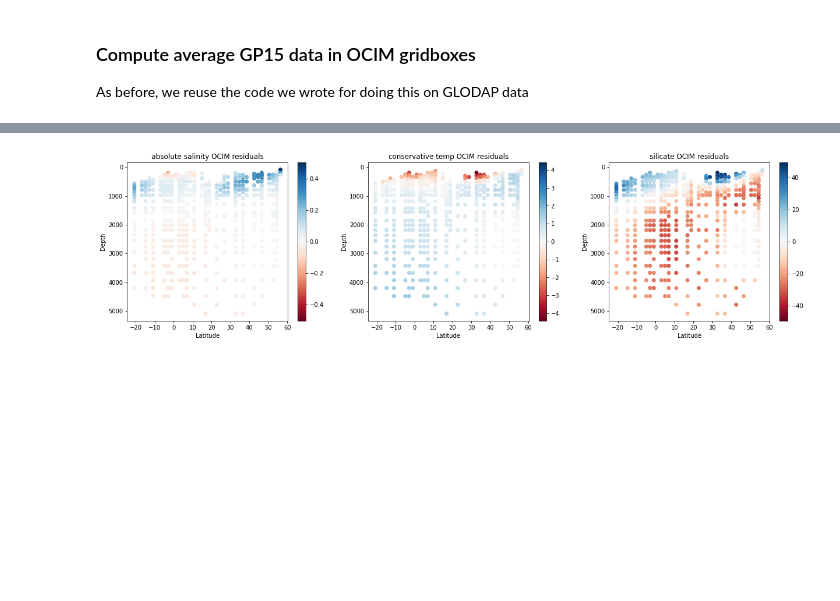
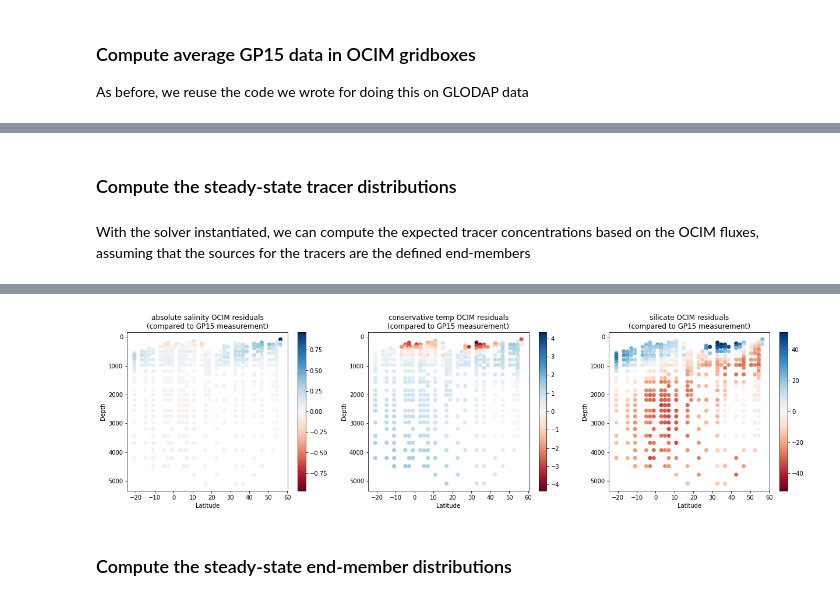
Before and after one commit to nitrogenlab/oceanography_colab_notebooks, a Jupyter notebook: study_fluxes/GP15EndmemberFractionsAndTracerConcFromOCIM.ipynb, the cells around one changed output, grey strips where cells are left out. Drawn from its saved outputs; the diff is of its cells as text; code cells hidden in the pictures; blank space fills up the shorter version.

```diff
--- a/study_fluxes/GP15EndmemberFractionsAndTracerConcFromOCIM.ipynb
+++ b/study_fluxes/GP15EndmemberFractionsAndTracerConcFromOCIM.ipynb
@@ -404,10 +577,9 @@ def get_data_from_obs_grid(func, obs_grid):
     return to_return
 
 def get_mean_from_obs_grid(attr, obs_grid):
-    def func(inarr):
-        vals = [getattr(x, attr) for x in inarr]
-        return np.nanmean(vals)
-    return get_data_from_obs_grid(func=func, obs_grid=obs_grid)
+    return get_data_from_obs_grid(
+              func=eval("lambda arr: np.mean([y."+attr+" for y in arr])"),
+              obs_grid=obs_grid)
 
 #Get the mean conservative temperature, absolute salinity,
 # and silicate in the ocean gridboxes with WOA18 data
@@ -850,5 +1052,4 @@ class GetSteadyStateTracerConcsViaIteration(object):
 # %%
-#try to get steady-state via matrix inversion
 
 class GetSteadyStateTracerConcsViaMatrixSolve(object):
 
@@ -863,28 +1064,32 @@ class GetSteadyStateTracerConcsViaMatrixSolve(object):
     source_idxs: the set of indexes to designate as source gridboxes
     """
     def __init__(self, frac_comp_mat, source_idxs):
-        self.tofactorize = self.get_tofactorize(frac_comp_mat=frac_comp_mat,
-                                          source_idxs=source_idxs)
         print(datetime.now(), "Prepping solver")
-        self.solver = scipy.sparse.linalg.factorized(self.tofactorize)
+        to_factorize = self.get_tofactorize(frac_comp_mat=frac_comp_mat,
+                                            source_idxs=source_idxs)
+        #Don't invert the matrix!
+        # https://www.johndcook.com/blog/2010/01/19/dont-invert-that-matrix/
+        self.solver = fixed_factorize(to_factorize)
         print(datetime.now(), "solver prepped")
 
-    def __call__(self, source_vec):
-        #Don't invert the matrix!
-        # https://www.johndcook.com/blog/2010/01/19/dont-invert-that-matrix/
+    #source_vecs should be set to the empirically-determined concentration
+    # of the tracer for the source gridboxes, and should be 0 for all
+    # non-source gridboxes.
+    def __call__(self, source_vecs):
         print(datetime.now(), "Calling solver")
-        soln = self.solver(-source_vec)
+        return self.solver(-source_vec)
         print(datetime.now(), "Solver called")
         return soln
 
     @staticmethod
     def get_tofactorize(frac_comp_mat, source_idxs):
+        #Return the matrix that needs to be factorized
         rows_to_zeroout = np.ones(frac_comp_mat.shape[0])
         for idx in source_idxs:
             rows_to_zeroout[idx] = 0.0
         rowzerod_trprobmat = (
           scipy.sparse.diags(rows_to_zeroout) @ frac_comp_mat)
         #subtract identity
-        to_factorize = (rowzerod_trprobmat
+        to_factorize = csc_matrix(rowzerod_trprobmat
                      - scipy.sparse.diags(np.ones(frac_comp_mat.shape[0])))
         return to_factorize
@@ -892,6 +1101,7 @@ class GetSteadyStateTracerConcsViaMatrixSolve(object):
 source_idxs = np.array(list(set(np.concatenate(
                   [list(x) for x in endmem_to_idxs.values()], axis=0))))
 
-solver = GetSteadyStateTracerConcsViaMatrixSolve(frac_comp_mat=frac_comp_mat,
+solver = GetSteadyStateTracerConcsViaMatrixSolve(
+            frac_comp_mat=frac_comp_mat,
             source_idxs=source_idxs)
 # %% [output]
@@ -900,3 +1110,7 @@ solver = GetSteadyStateTracerConcsViaMatrixSolve(frac_comp_mat=frac_comp_mat,
+# %% [markdown]
+### Compute the steady-state tracer distributions
+# %% [markdown]
+With the solver instantiated, we can compute the expected tracer concentrations based on the OCIM fluxes, assuming that the sources for the tracers are the defined end-members
 # %%
 tracers = [
     ("absolute salinity", woa18_mean_abssal_ocnvec, gp15_mean_asbsal_ocnvec),
@@ -911,12 +1125,15 @@ fig, ax = plt.subplots(nrows=1, ncols=len(tracers),
 
 for i,(tracer_name, woa18_tracer_vals, gp15_tracer_vals) in enumerate(tracers):
     print("On ",tracer_name)
+    #source vec has to be zero at all entries that are not sources. At
+    # source entries, it should equal the empirically measured values
     source_vec = np.zeros(frac_comp_mat.shape[0])
     source_vec[source_idxs] = woa18_tracer_vals[source_idxs]
     steady_state_soln = solver(source_vec)
 
     plt.sca(ax[i])
-    residuals = (steady_state_soln[gp15_idxs] - woa18_tracer_vals[gp15_idxs])
+    #Compute the residual with respect to the GP15 observation
+    residuals = (steady_state_soln[gp15_idxs] - gp15_tracer_vals[gp15_idxs])
     plt.scatter(
         ulat_ocnvec[gp15_idxs],
         depth_ocnvec[gp15_idxs],
@@ -927,7 +1144,7 @@ for i,(tracer_name, woa18_tracer_vals, gp15_tracer_vals) in enumerate(tracers):
     plt.ylim(plt.ylim()[1], plt.ylim()[0])
     plt.ylabel("Depth")
     plt.xlabel("Latitude")
-    plt.title(tracer_name+" OCIM residuals")
+    plt.title(tracer_name+" OCIM residuals\n(compared to GP15 measurement)")
     plt.colorbar()
 
 plt.show()
@@ -944 +1158,3 @@ On  silicate
-[figure, old version]
+[figure, new version]
+# %% [markdown]
+### Compute the steady-state end-member distributions
```
Also changed, not shown: parts of 77 cells of this notebook.
